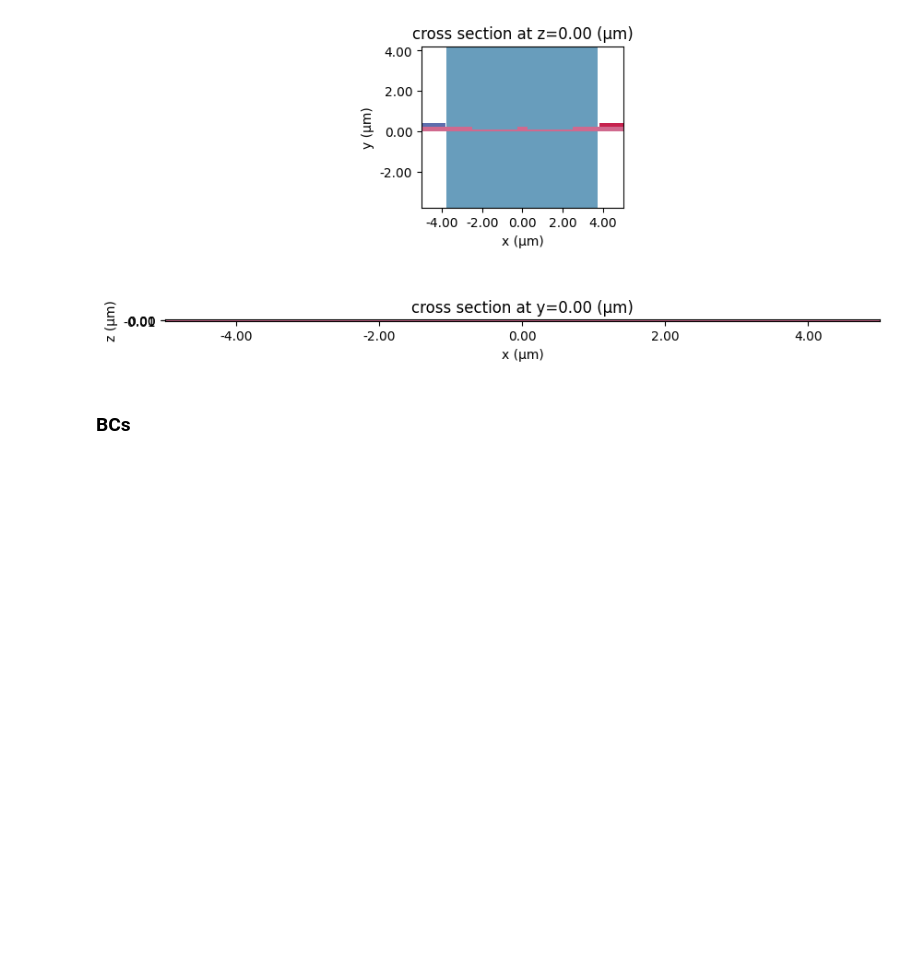
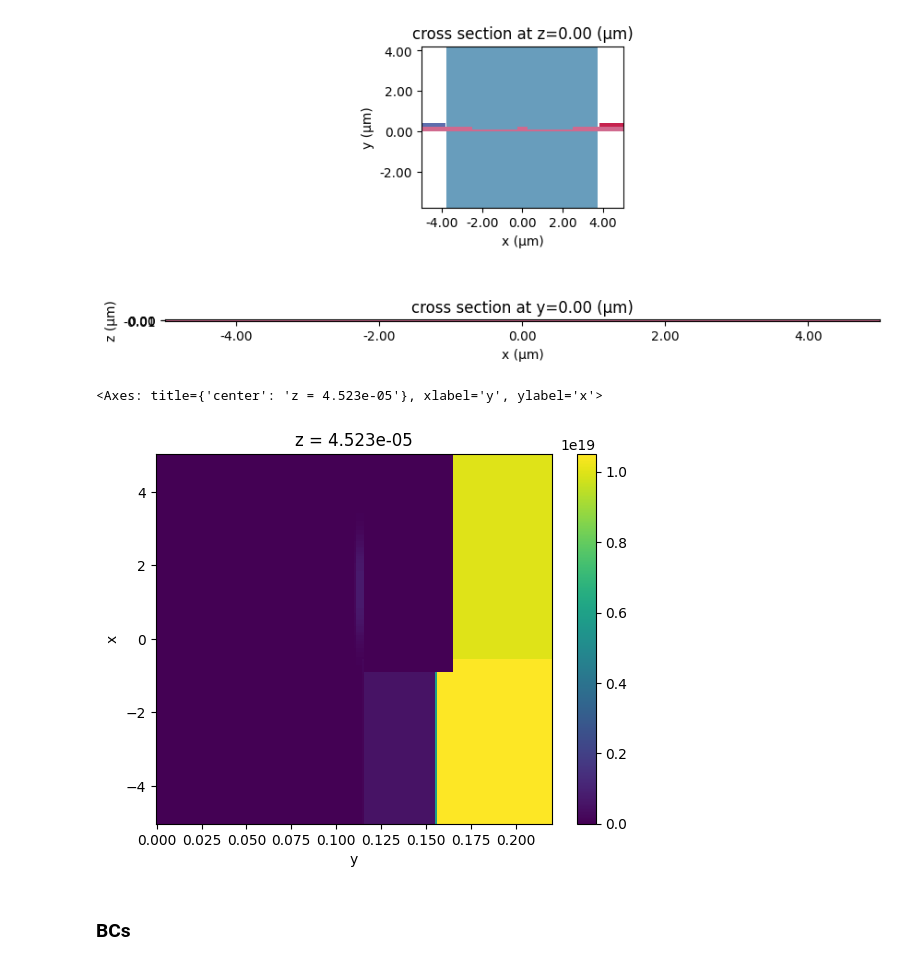
Before and after one commit to marc-flex/charge_notebooks, a Jupyter notebook: Hochberg_with_neff.ipynb, the cells around one changed output. Saved outputs shown, nothing was run; the diff lists cells and outputs as text; code cells hidden in the pictures; blank space fills up the shorter version.

Commit message:
Adapted notebook to new doping regions

```diff
--- a/Hochberg_with_neff.ipynb
+++ b/Hochberg_with_neff.ipynb
@@ -42,6 +42,9 @@ acceptors_dist, donors_dist = doping.get_dopings_hochberg()
 # %% [output]
 <matplotlib.collections.QuadMesh at 0x...>
 [figure]
+# %%
+# doping with boxes
+acceptor_boxes, donor_boxes = doping.generate_doping_boxes()
 # %% [markdown]
 ### Create mediums
 # %%
@@ -53,8 +56,10 @@ SiO2 = td.Medium(
 Si_2D_doping = td.Medium(
     electric_spec=td.SemiConductorSpec(
         permittivity=11.7,
-        donors=donors_dist,
-        acceptors=acceptors_dist,
+        #donors=donors_dist,
+        #acceptors=acceptors_dist,
+        donors=donor_boxes,
+        acceptors=acceptor_boxes,
     ),
     name="Si_nnn",
 )
@@ -175,6 +180,12 @@ scene.plot(y=5e-6, ax=ax[1])
 plt.show()
 # %% [output]
 [figure]
+# %%
+# plot doping from scene
+scene.plot_doping(z=0., doping="donors")
+# %% [output]
+<Axes: title={'center': 'z = 4.523e-05'}, xlabel='y', ylabel='x'>
+[figure, added]
 # %% [markdown]
 ### BCs
 # %%
```
Also changed, not shown: parts of 1 cell of this notebook, 1 other file.
